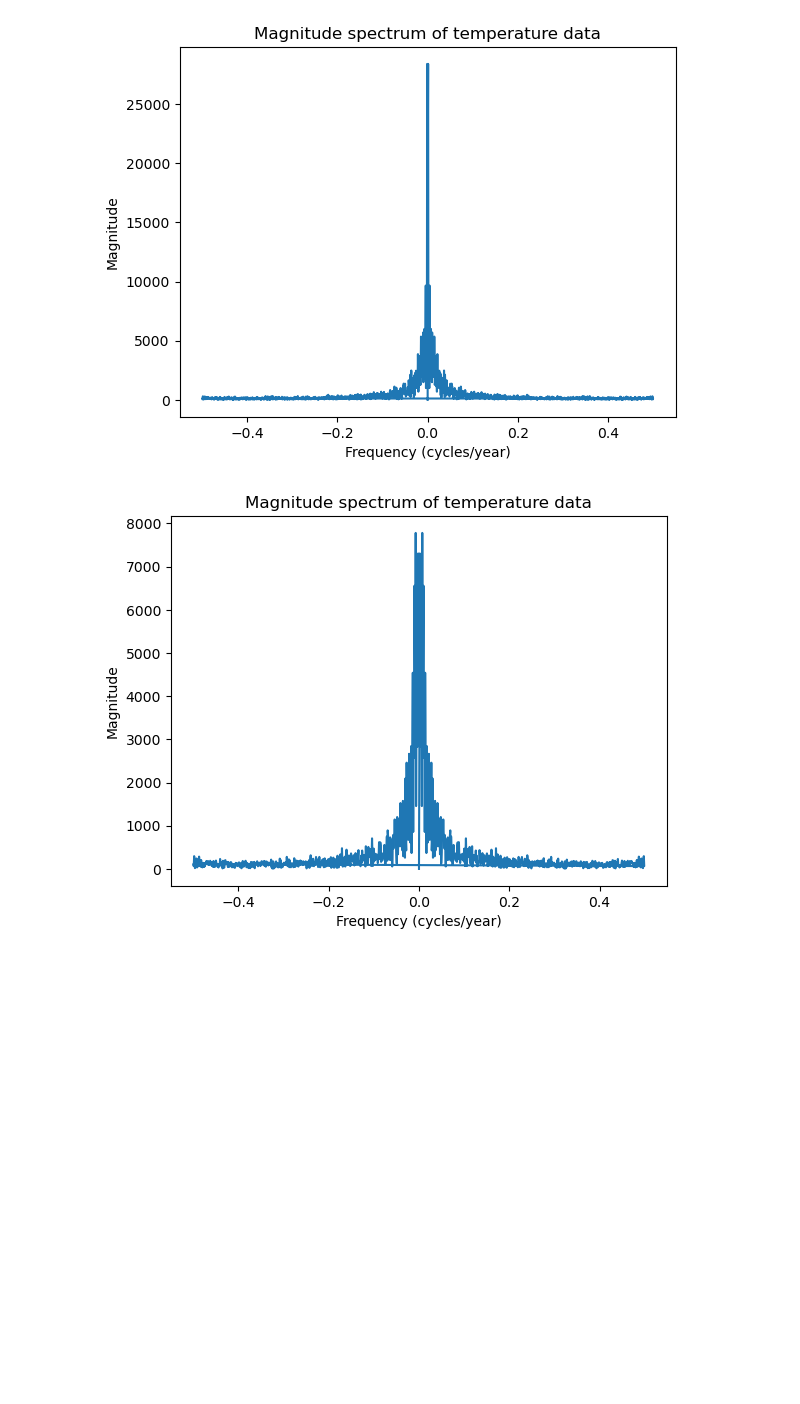
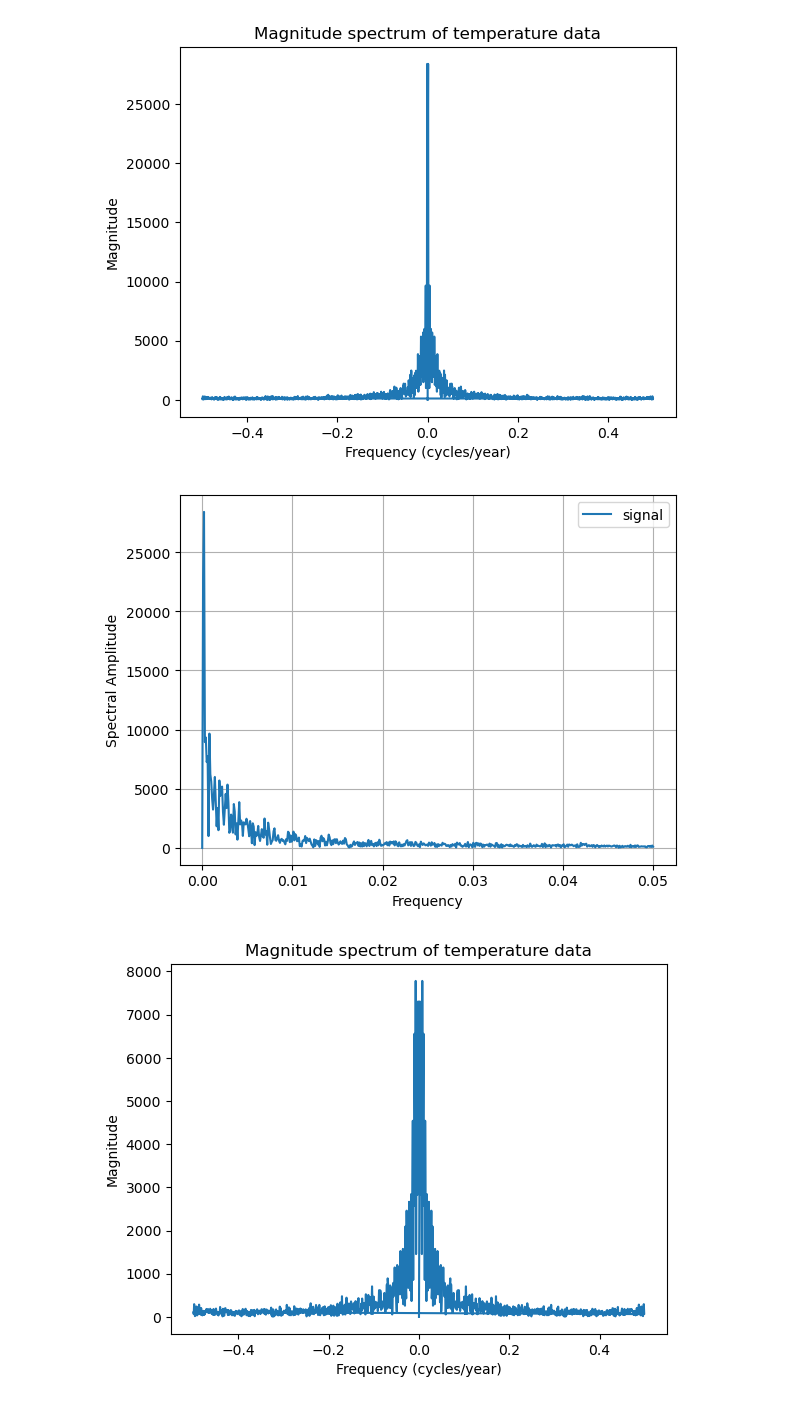
Before and after one commit to dectan/Programming-for-Data-Analysis-Project-2, a Jupyter notebook: Project 2.ipynb, the cells around one changed output. Saved outputs shown, nothing was run; the diff lists cells and outputs as text; code cells hidden in the pictures; blank space fills up the shorter version.

```diff
--- a/Project 2.ipynb
+++ b/Project 2.ipynb
@@ -866,6 +876,36 @@ plt.title("Magnitude spectrum of temperature data")
 plt.show()
 # %% [output]
 [figure]
+# %%
+#plt.rcParams['figure.dpi'] = 1000
+
+# load the dataset #1
+dataframe = co2_ipcc["CO2 (ppmv)"].to_numpy()
+
+################ FFT Con scipy
+#number of sample points
+N = 1000
+#sampling period
+T = 10
+#create x-axis for time length of signal
+x = np.linspace(0, N*T, N)
+#create array that corresponds to values in signal
+y = dataframe
+y = y - np.mean(y)
+#perform FFT on signal
+yf = fft(y)
+#create new x-axis: frequency from signal
+xf = np.linspace(0.0, 1.0/(2.0*T), N//2)
+#plot results
+plt.plot(xf, abs(yf[0:N//2]), label = 'signal')
+plt.grid()
+plt.xlabel('Frequency')
+plt.ylabel('Spectral Amplitude')
+plt.legend(loc=1)
+#plt.savefig('fft.jpg')
+plt.show()
+# %% [output]
+[figure, added]
 # %%
 
 # Extract the temperature column as a numpy array
```
Also changed, not shown: parts of 7 cells of this notebook, 1 other file.
